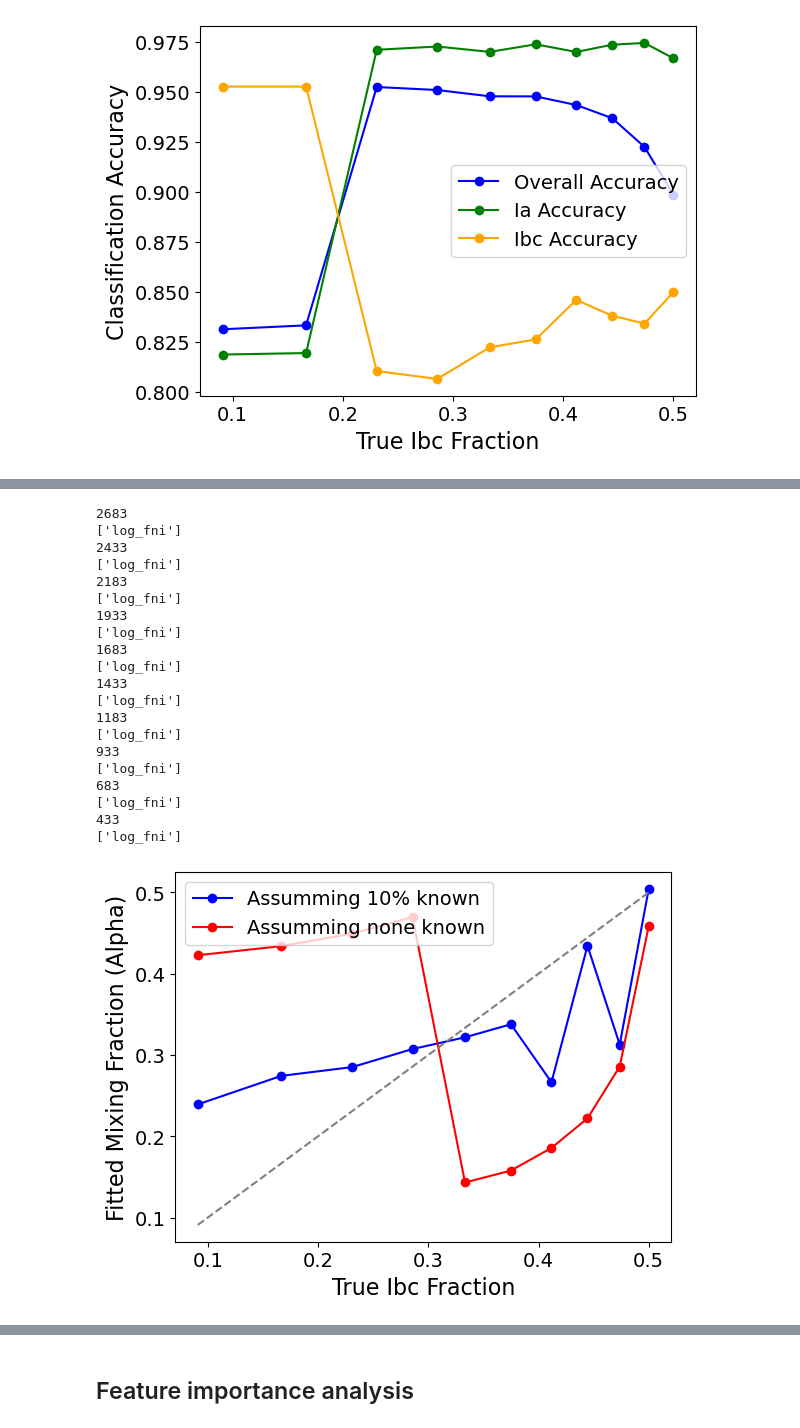
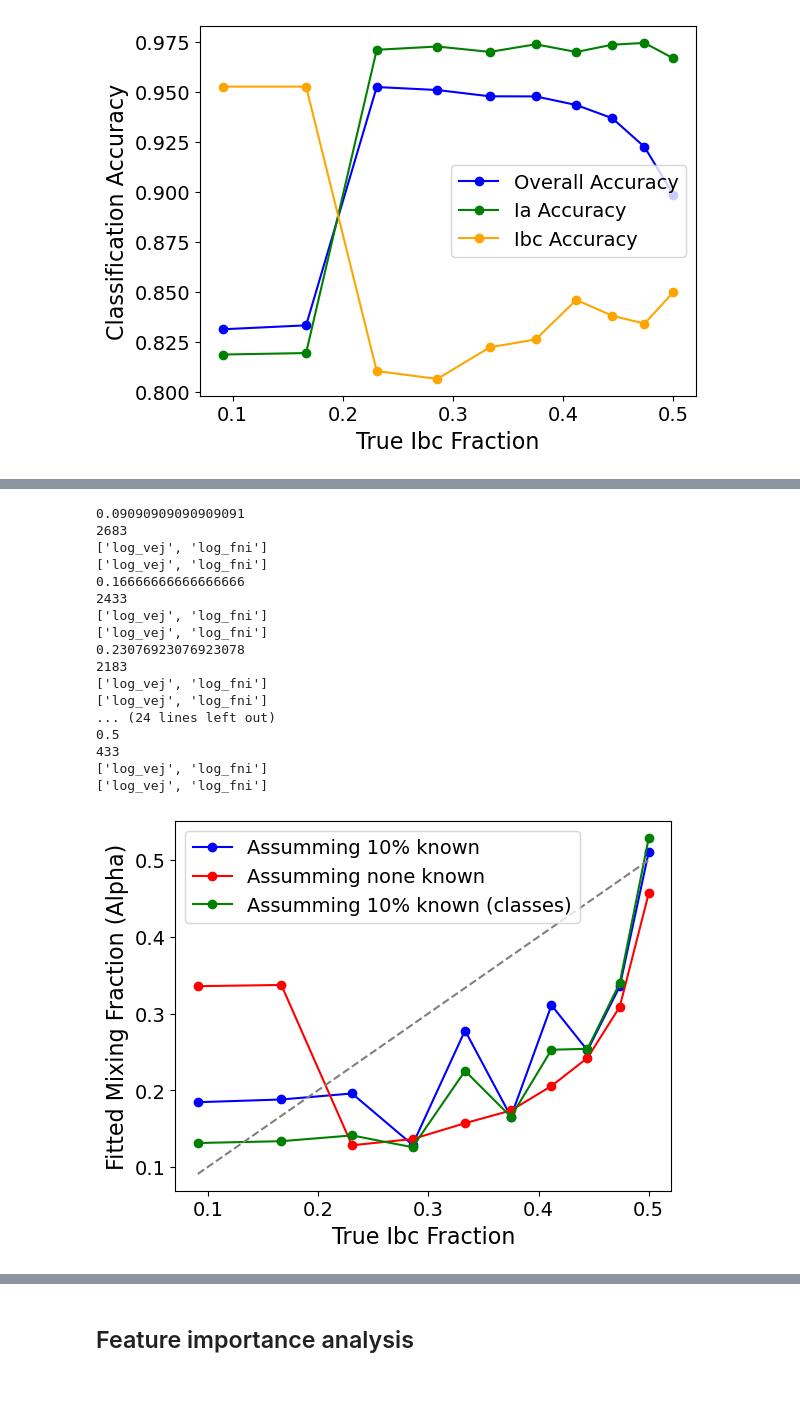
Before and after one commit to asmuzsoy/beams_ext, a Jupyter notebook: separate_parameters.ipynb, the cells around one changed output, grey strips where cells are left out. Drawn from its saved outputs; the diff is of its cells as text; code cells hidden in the pictures; blank space fills up the shorter version.

```diff
--- a/separate_parameters.ipynb
+++ b/separate_parameters.ipynb
@@ -978,5 +978,5 @@ log_x0_err_ratio    -1.3507     0.1567    -1.2721     0.3614
 log_x1_err_ratio    -0.3288     0.4075     0.0710     0.7512
 log_c_err_ratio    -0.3329     0.4428     0.0996     0.7683
 # %%
-params_to_use = ['log_fni', 'log_vej']
+params_to_use = ['log_vej', 'log_fni']
 # %%
@@ -1115,6 +1118,22 @@ def classify_sample(sn_sample, gammas_a, gammas_b):
         ia_accuracy = 1 - ia_accuracy
         ibc_accuracy = 1 - ibc_accuracy
     return accuracy, ia_accuracy, ibc_accuracy
+# %%
+def dumb_mixing_fraction(sn_sample, gammas_a, gammas_b):
+
+    prob_a = np.ones(len(sn_sample))
+
+    print(params_to_use)
+    for i in range(len(sn_sample)):
+        s = 0
+        b = 0
+        for param in params_to_use:
+            s += gammas_a[param][i]
+            b += gammas_b[param][i]
+        prob_a[i] = s / (s + b)
+
+    # classifications = ['SN Ia' if p >= 0.5 else 'SN Ibc' for p in prob_a]
+    return sum(prob_a >= 0.5) / len(sn_sample)
 # %%
 def classify_sample_entropy(sn_sample, gammas_a, gammas_b):
     param_weights = {}
@@ -1259,16 +1382,21 @@ def fit_gmm_fix_some_classes(sn_sample = all_sne, initial_alpha = 0.45, verbose
 
     print(len(sn_sample))
     known_sne = np.random.choice(sn_sample, size=int(0.1 * len(sn_sample)), replace=False)
-
+    known_ia = [sn for sn in known_sne if sn.true_class == 'SN Ia']
+    known_ibc = [sn for sn in known_sne if sn.true_class != 'SN Ia']
     # Initialize parameters (median ± std)
     for param_name in params_to_use:
         # mus_a[param_name] = np.median(get_param_samples(param_name, sn_sample)) - np.std(get_param_samples(param_name, sn_sample))
         # mus_b[param_name] = np.median(get_param_samples(param_name, sn_sample)) + np.std(get_param_samples(param_name, sn_sample))
-        mus_a[param_name] = np.median(get_param_samples(param_name, sn_sample))
-        mus_b[param_name] = np.median(get_param_samples(param_name, sn_sample))
+        # mus_a[param_name] = np.median(get_param_samples(param_name, sn_sample))
+        # mus_b[param_name] = np.median(get_param_samples(param_name, sn_sample))
 
-        sigmas_a[param_name] = np.std(get_param_samples(param_name, sn_sample))
-        sigmas_b[param_name] = np.std(get_param_samples(param_name, sn_sample))
+        ia_samples = get_param_samples(param_name, known_ia)
+        ibc_samples = get_param_samples(param_name, known_ibc)
+        mus_a[param_name] = np.mean(ia_samples)
+        mus_b[param_name] = np.mean(ibc_samples)
+        sigmas_a[param_name] = max(np.std(ia_samples), 0.001)
+        sigmas_b[param_name] = max(np.std(ibc_samples), 0.001)
 
     num_epochs = 100
     lls = np.zeros(num_epochs)
@@ -1464,36 +1604,35 @@ plt.show()
 # %%
-final_alphas_fixed, accuracies_fixed = mixing_fraction_analysis(true_ia_sne, true_ibc_sne, ratios,
+final_alphas_fixed, accuracies_fixed, dumb_mixing_fractions, known_fitting_results = mixing_fraction_analysis(true_ia_sne, true_ibc_sne, ratios,
                                                                 fitting_method=fit_gmm_fix_some_classes)
 
 plt.plot(ratios, 1 - np.array(final_alphas_fixed), marker='o', color='blue', label='Assumming 10% known')
 plt.plot(ratios, np.array(final_alphas_spec), marker='o', color='red', label='Assumming none known')
+plt.plot(ratios, 1 - np.array(dumb_mixing_fractions), marker='o', color='green', label='Assumming 10% known (classes)')
+
 plt.plot(ratios, ratios, linestyle='--', color='gray')
 plt.xlabel("True Ibc Fraction", fontsize=16)
 plt.ylabel("Fitted Mixing Fraction (Alpha)", fontsize=16)
 plt.xticks(fontsize=14)
 plt.yticks(fontsize=14)
 plt.legend(fontsize=14)
 plt.savefig("figures/alpha_vs_true_fraction.pdf", bbox_inches='tight')
 plt.show()
 # %% [output]
+0.09090909090909091
 2683
-['log_fni']
+['log_vej', 'log_fni']
+['log_vej', 'log_fni']
+0.16666666666666666
 2433
-['log_fni']
+['log_vej', 'log_fni']
+['log_vej', 'log_fni']
+0.23076923076923078
 2183
-['log_fni']
-1933
-['log_fni']
-1683
-['log_fni']
-1433
-['log_fni']
-1183
-['log_fni']
-933
-['log_fni']
-683
-['log_fni']
+['log_vej', 'log_fni']
+['log_vej', 'log_fni']
+... (24 lines left out)
+0.5
 433
-['log_fni']
+['log_vej', 'log_fni']
+['log_vej', 'log_fni']
-[figure, old version]
+[figure, new version]
```
Also changed, not shown: parts of 10 cells of this notebook.
